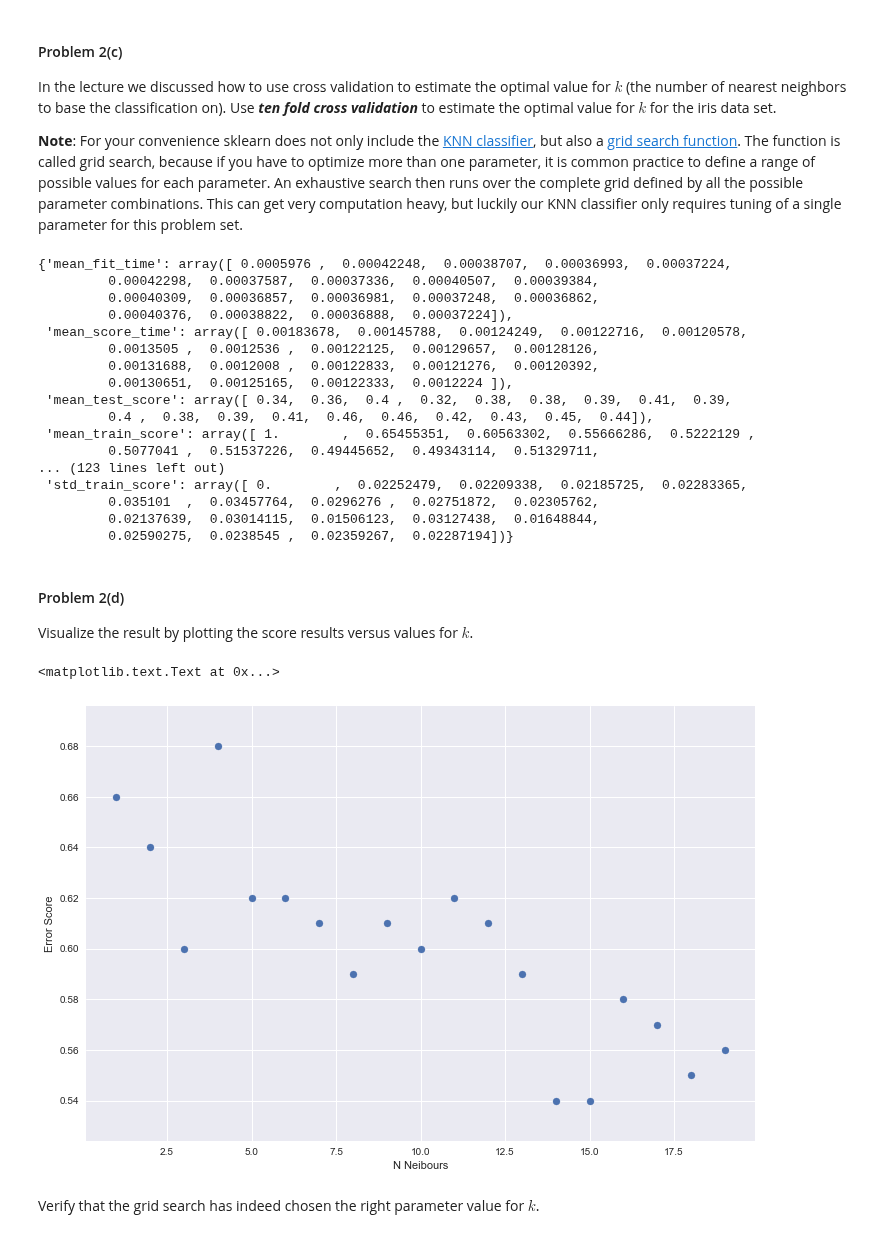
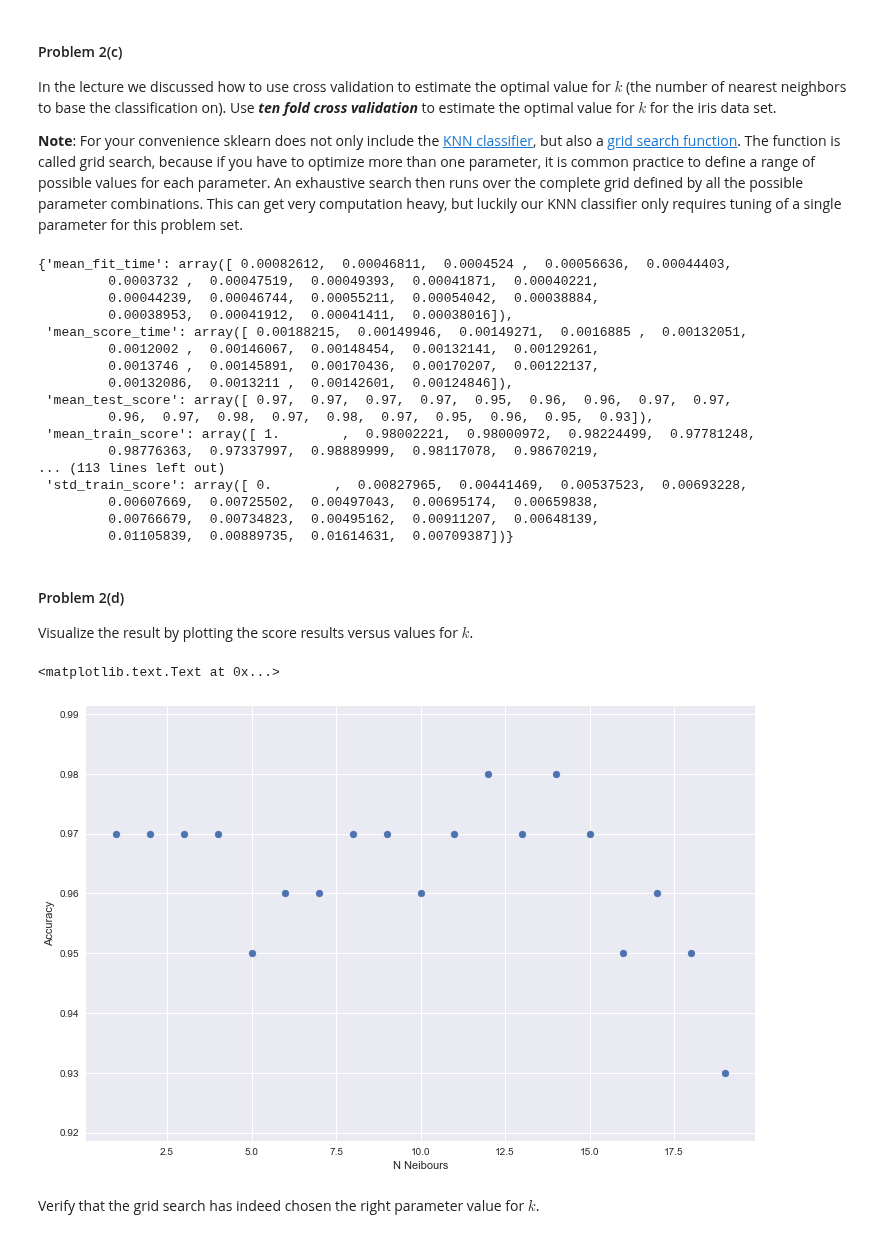
Before and after one commit to Theerit/2014, a Jupyter notebook: homework/HW3.ipynb, the cells around one changed output. Saved outputs shown, nothing was run; the diff lists cells and outputs as text; code cells hidden in the pictures.

```diff
--- a/homework/HW3.ipynb
+++ b/homework/HW3.ipynb
@@ -471,26 +470,26 @@ In the lecture we discussed how to use cross validation to estimate the optimal
 knn = sklearn.neighbors.KNeighborsClassifier()
 params = {'n_neighbors':np.arange(1,20)}
 knn = sklearn.model_selection.GridSearchCV(knn,params,cv=10)
-knn.fit(X_train_norm,Y_train)
+knn.fit(X_train,Y_train)
 knn.cv_results_
 # %% [output]
-{'mean_fit_time': array([ 0.0005976 ,  0.00042248,  0.00038707,  0.00036993,  0.00037224,
-         0.00042298,  0.00037587,  0.00037336,  0.00040507,  0.00039384,
-         0.00040309,  0.00036857,  0.00036981,  0.00037248,  0.00036862,
-         0.00040376,  0.00038822,  0.00036888,  0.00037224]),
- 'mean_score_time': array([ 0.00183678,  0.00145788,  0.00124249,  0.00122716,  0.00120578,
-         0.0013505 ,  0.0012536 ,  0.00122125,  0.00129657,  0.00128126,
-         0.00131688,  0.0012008 ,  0.00122833,  0.00121276,  0.00120392,
-         0.00130651,  0.00125165,  0.00122333,  0.0012224 ]),
- 'mean_test_score': array([ 0.34,  0.36,  0.4 ,  0.32,  0.38,  0.38,  0.39,  0.41,  0.39,
-         0.4 ,  0.38,  0.39,  0.41,  0.46,  0.46,  0.42,  0.43,  0.45,  0.44]),
- 'mean_train_score': array([ 1.        ,  0.65455351,  0.60563302,  0.55666286,  0.5222129 ,
-         0.5077041 ,  0.51537226,  0.49445652,  0.49343114,  0.51329711,
-... (123 lines left out)
- 'std_train_score': array([ 0.        ,  0.02252479,  0.02209338,  0.02185725,  0.02283365,
-         0.035101  ,  0.03457764,  0.0296276 ,  0.02751872,  0.02305762,
-         0.02137639,  0.03014115,  0.01506123,  0.03127438,  0.01648844,
-         0.02590275,  0.0238545 ,  0.02359267,  0.02287194])}
+{'mean_fit_time': array([ 0.00082612,  0.00046811,  0.0004524 ,  0.00056636,  0.00044403,
+         0.0003732 ,  0.00047519,  0.00049393,  0.00041871,  0.00040221,
+         0.00044239,  0.00046744,  0.00055211,  0.00054042,  0.00038884,
+         0.00038953,  0.00041912,  0.00041411,  0.00038016]),
+ 'mean_score_time': array([ 0.00188215,  0.00149946,  0.00149271,  0.0016885 ,  0.00132051,
+         0.0012002 ,  0.00146067,  0.00148454,  0.00132141,  0.00129261,
+         0.0013746 ,  0.00145891,  0.00170436,  0.00170207,  0.00122137,
+         0.00132086,  0.0013211 ,  0.00142601,  0.00124846]),
+ 'mean_test_score': array([ 0.97,  0.97,  0.97,  0.97,  0.95,  0.96,  0.96,  0.97,  0.97,
+         0.96,  0.97,  0.98,  0.97,  0.98,  0.97,  0.95,  0.96,  0.95,  0.93]),
+ 'mean_train_score': array([ 1.        ,  0.98002221,  0.98000972,  0.98224499,  0.97781248,
+         0.98776363,  0.97337997,  0.98889999,  0.98117078,  0.98670219,
+... (113 lines left out)
+ 'std_train_score': array([ 0.        ,  0.00827965,  0.00441469,  0.00537523,  0.00693228,
+         0.00607669,  0.00725502,  0.00497043,  0.00695174,  0.00659838,
+         0.00766679,  0.00734823,  0.00495162,  0.00911207,  0.00648139,
+         0.01105839,  0.00889735,  0.01614631,  0.00709387])}
 # %% [markdown]
 #### Problem 2(d)
 
@@ -498,9 +497,9 @@ Visualize the result by plotting the score results versus values for $k$.
 # %%
 ### Your code here ###
 fig,ax = plt.subplots(figsize=(12,8))
-ax.scatter(params['n_neighbors'],1-knn.cv_results_['mean_test_score'])
+ax.scatter(params['n_neighbors'],knn.cv_results_['mean_test_score'])
 ax.set_xlabel('N Neibours')
-ax.set_ylabel('Error Score')
+ax.set_ylabel('Accuracy')
 # %% [output]
 <matplotlib.text.Text at 0x...>
-[figure, old version]
+[figure, new version]
```
Also changed, not shown: parts of 8 cells of this notebook.
